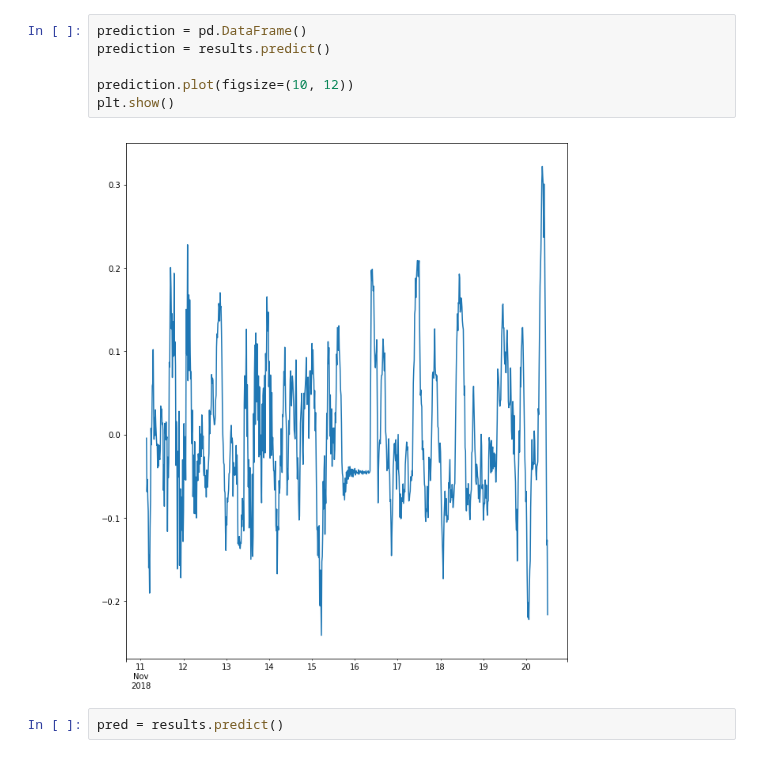
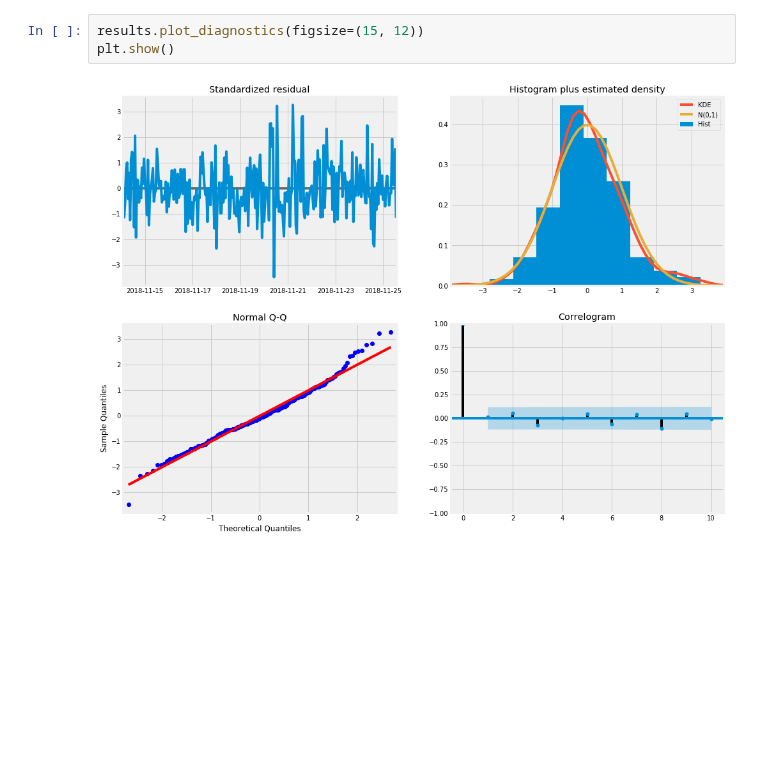
Before and after one commit to bryanhonof/Smart-Systems-Assignment-1, a Jupyter notebook: Python/5_fitting_and_predicting.ipynb, the cells around one changed output. Saved outputs shown, nothing was run; the diff lists cells and outputs as text; blank space fills up the shorter version.

```diff
--- a/Python/5_fitting_and_predicting.ipynb
+++ b/Python/5_fitting_and_predicting.ipynb
@@ -80,10 +106,5 @@ ma.L4.D.temperature     0.5635      0.043     13.138      0.000       0.479
-# %%
-prediction = pd.DataFrame()
-prediction = results.predict()
-
-prediction.plot(figsize=(10, 12))
-plt.show()
-# %% [output]
-[figure, removed]
-# %%
-pred = results.predict()
+# %%
+results.plot_diagnostics(figsize=(15, 12))
+plt.show()
+# %% [output]
+[figure, added]
```
Also changed, not shown: parts of 20 cells of this notebook, 7 other files.
